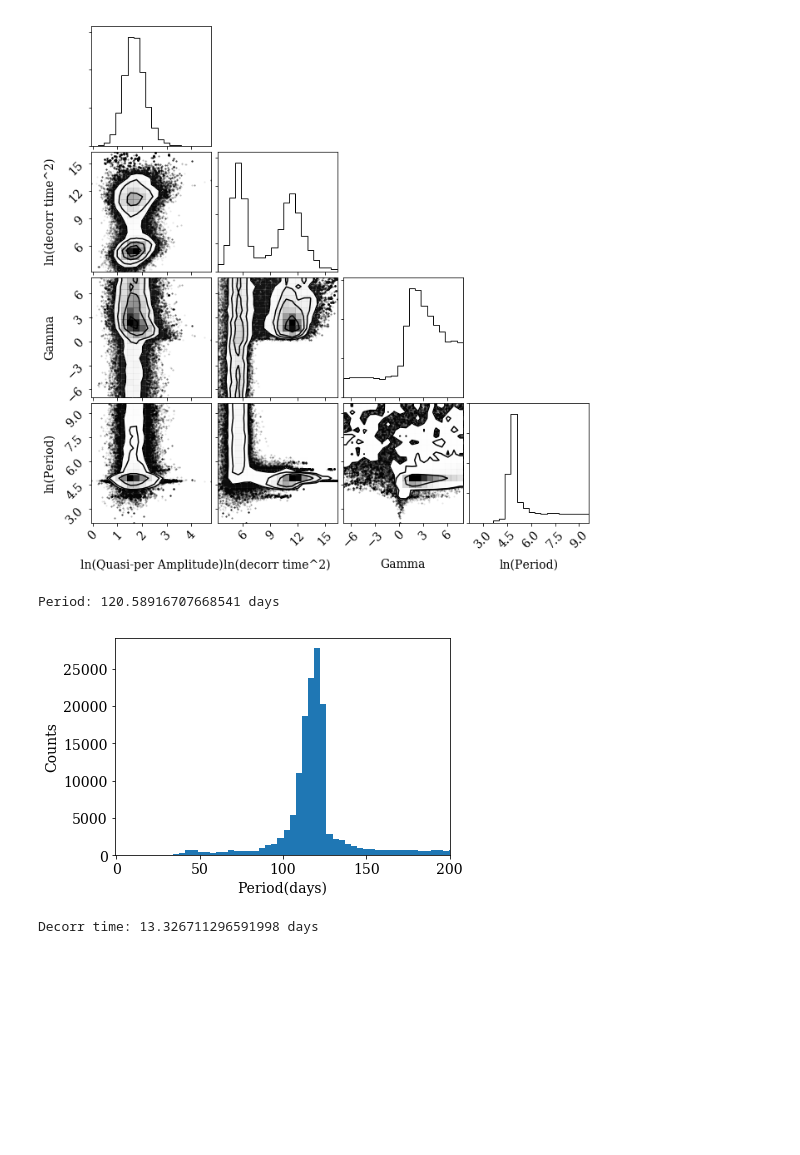
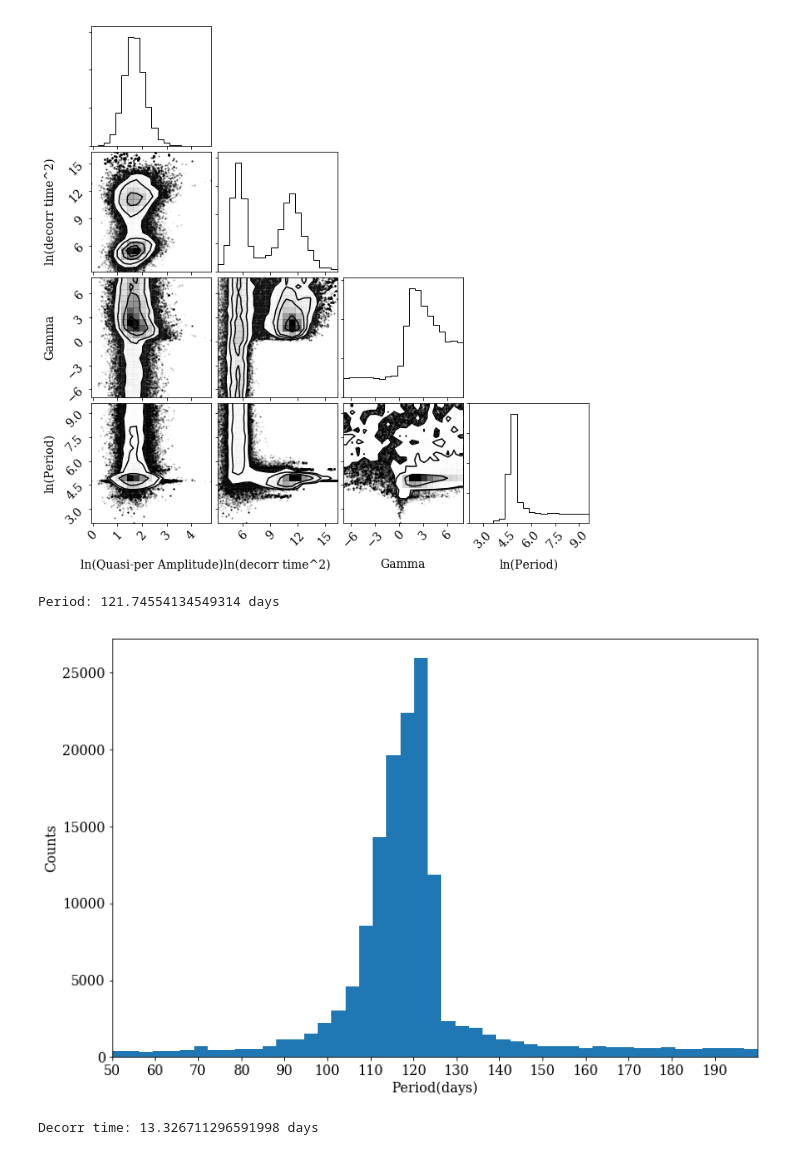
Before and after one commit to JinbiaoJi/100Earths-GP, a Jupyter notebook: MCMC/Kapteyn_GP_RV_MCMC_check.ipynb, the cells around one changed output. Drawn from its saved outputs; the diff is of its cells as text; code cells hidden in the pictures; blank space fills up the shorter version.

```diff
--- a/MCMC/Kapteyn_GP_RV_MCMC_check.ipynb
+++ b/MCMC/Kapteyn_GP_RV_MCMC_check.ipynb
@@ -309,17 +313,20 @@ cfig = corner.corner(samples, labels=parnames)
 # %% [output]
 [figure]
 # %%
-n, bins, _ =plt.hist(np.exp(samples[:,3]), 4000)
+plt.figure(figsize=(12,8))
+Period1 = np.exp(samples[:,3])
+n, bins, _ =plt.hist(Period1[np.where(Period1<200)], 60)
 #plt.xscale('log')
-plt.xlim(-1, 200)
+plt.xlim(50, 200)
 plt.xlabel('Period(days)')
 sub_n = np.argmax(n)
 print('Period: {} days'.format(0.5*(bins[sub_n]+bins[sub_n+1])))
 plt.ylabel('Counts')
+plt.xticks(np.arange(50,200,10));
 plt.show()
 # %% [output]
-Period: 120.58916707668541 days
+Period: 121.74554134549314 days
-[figure, old version]
+[figure, new version]
 # %%
 n, bins, _ =plt.hist(np.sqrt(np.exp(samples[:,1])), 4000)
 #plt.xscale('log')
```
Also changed, not shown: parts of 1 cell of this notebook.
